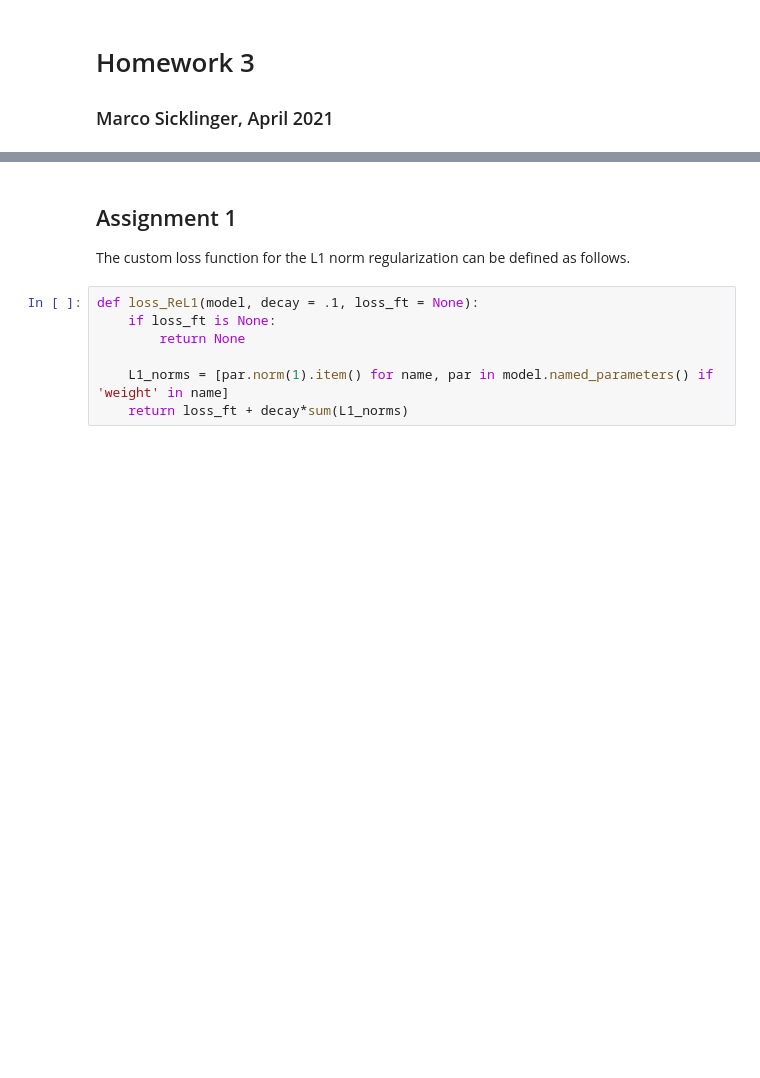
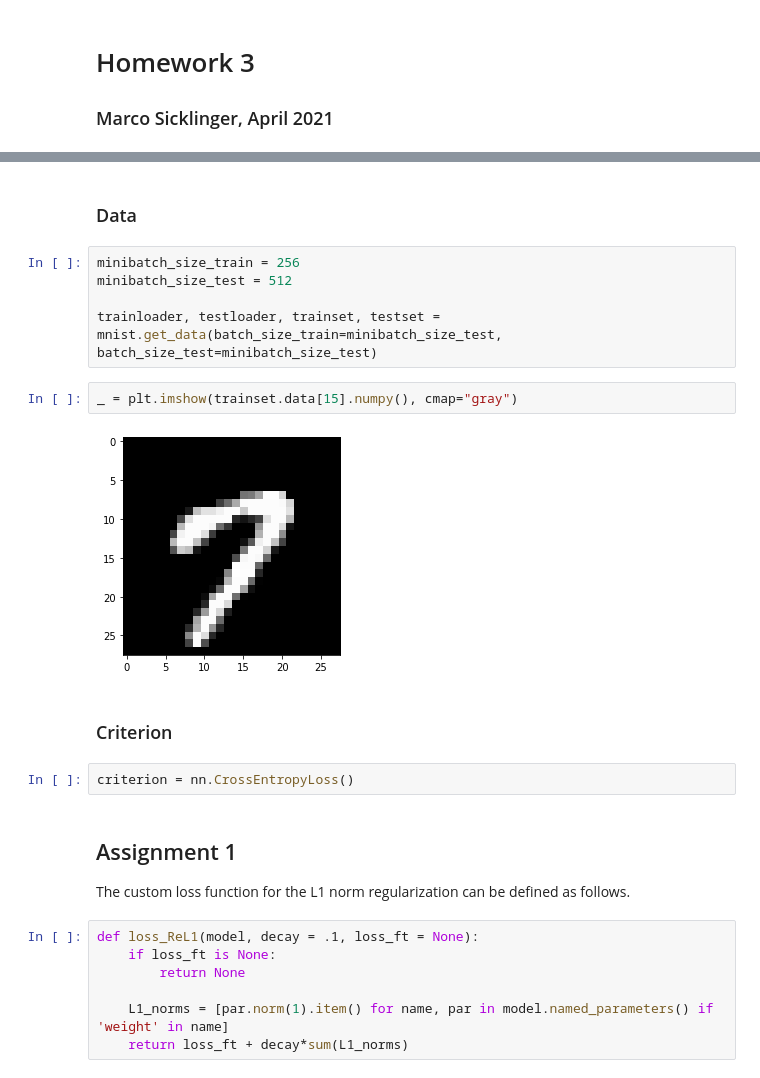
Before and after one commit to marcosicklinger/deep_learning, a Jupyter notebook: homework_3/homework_3.ipynb, the cells around one changed output, grey strips where cells are left out. Saved outputs shown, nothing was run; the diff lists cells and outputs as text; blank space fills up the shorter version.

```diff
--- a/homework_3/homework_3.ipynb
+++ b/homework_3/homework_3.ipynb
@@ -11,3 +60,18 @@ import matplotlib.pyplot as plt
+# %% [markdown]
+### Data
+# %%
+minibatch_size_train = 256
+minibatch_size_test = 512
+
+trainloader, testloader, trainset, testset = mnist.get_data(batch_size_train=minibatch_size_test, batch_size_test=minibatch_size_test)
+# %%
+_ = plt.imshow(trainset.data[15].numpy(), cmap="gray")
+# %% [output]
+[figure, added]
+# %% [markdown]
+### Criterion
+# %%
+criterion = nn.CrossEntropyLoss()
 # %% [markdown]
 ## Assignment 1
 The custom loss function for the L1 norm regularization can be defined as follows.
```
Also changed, not shown: parts of 29 cells of this notebook, 1 other file.
